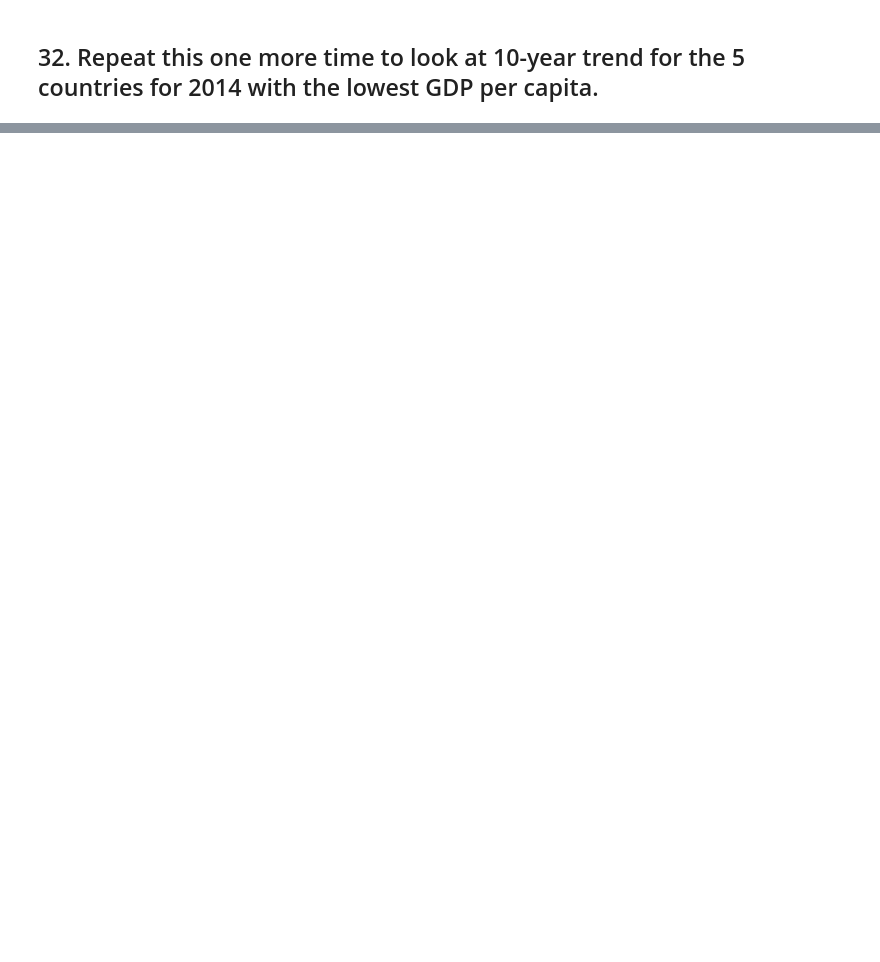
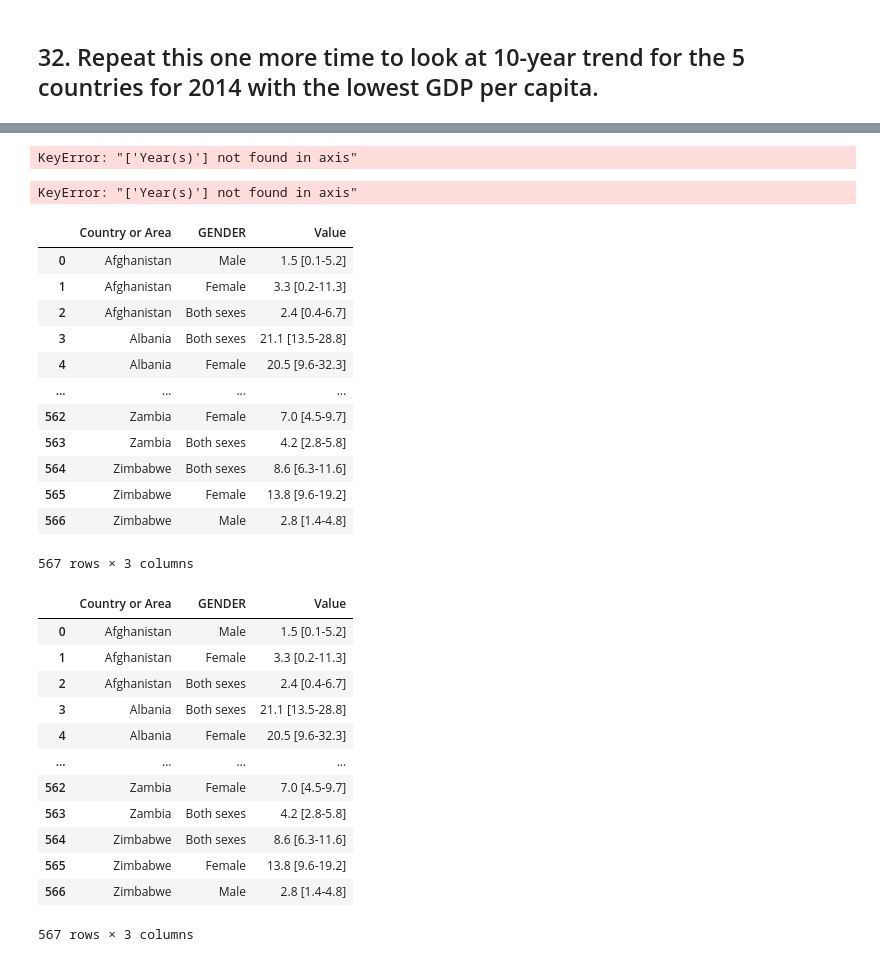
Before and after one commit to NSS-Data-Analytics-Cohort-7/gdp-and-internet-usage-jamorgan8, a Jupyter notebook: notebooks/gdp_and_internet_usage.ipynb, the cells around one changed output, grey strips where cells are left out. Drawn from its saved outputs; the diff is of its cells as text; code cells hidden in the pictures; blank space fills up the shorter version.

Commit message:
pre walkthrough push. looking at obesity and gdp

```diff
--- a/notebooks/gdp_and_internet_usage.ipynb
+++ b/notebooks/gdp_and_internet_usage.ipynb
@@ -628,0 +916,3 @@ gdp_bottom5_grid.map_dataframe(sns.lineplot,
+# %%
+obesity = pd.read_csv('../Data/obesity.csv')
+obesity.head()
@@ -628,0 +932,36 @@ gdp_bottom5_grid.map_dataframe(sns.lineplot,
+# %%
+obesity = obesity.drop(columns=['Year(s)'])
+obesity
+# %% [output]
+KeyError: "['Year(s)'] not found in axis"
+KeyError: "['Year(s)'] not found in axis"
+# %%
+obesity = obesity.drop(columns=['Value Footnotes'])
+obesity
+# %% [output]
+|  | Country or Area | GENDER | Value |
+| 0 | Afghanistan | Male | 1.5 [0.1-5.2] |
+| 1 | Afghanistan | Female | 3.3 [0.2-11.3] |
+| 2 | Afghanistan | Both sexes | 2.4 [0.4-6.7] |
+| 3 | Albania | Both sexes | 21.1 [13.5-28.8] |
+| 4 | Albania | Female | 20.5 [9.6-32.3] |
+| ... | ... | ... | ... |
+| 562 | Zambia | Female | 7.0 [4.5-9.7] |
+| 563 | Zambia | Both sexes | 4.2 [2.8-5.8] |
+| 564 | Zimbabwe | Both sexes | 8.6 [6.3-11.6] |
+| 565 | Zimbabwe | Female | 13.8 [9.6-19.2] |
+| 566 | Zimbabwe | Male | 2.8 [1.4-4.8] |
+567 rows × 3 columns
+|  | Country or Area | GENDER | Value |
+| 0 | Afghanistan | Male | 1.5 [0.1-5.2] |
+| 1 | Afghanistan | Female | 3.3 [0.2-11.3] |
+| 2 | Afghanistan | Both sexes | 2.4 [0.4-6.7] |
+| 3 | Albania | Both sexes | 21.1 [13.5-28.8] |
+| 4 | Albania | Female | 20.5 [9.6-32.3] |
+| ... | ... | ... | ... |
+| 562 | Zambia | Female | 7.0 [4.5-9.7] |
+| 563 | Zambia | Both sexes | 4.2 [2.8-5.8] |
+| 564 | Zimbabwe | Both sexes | 8.6 [6.3-11.6] |
+| 565 | Zimbabwe | Female | 13.8 [9.6-19.2] |
+| 566 | Zimbabwe | Male | 2.8 [1.4-4.8] |
+567 rows × 3 columns
```
Also changed, not shown: parts of 46 cells of this notebook.
